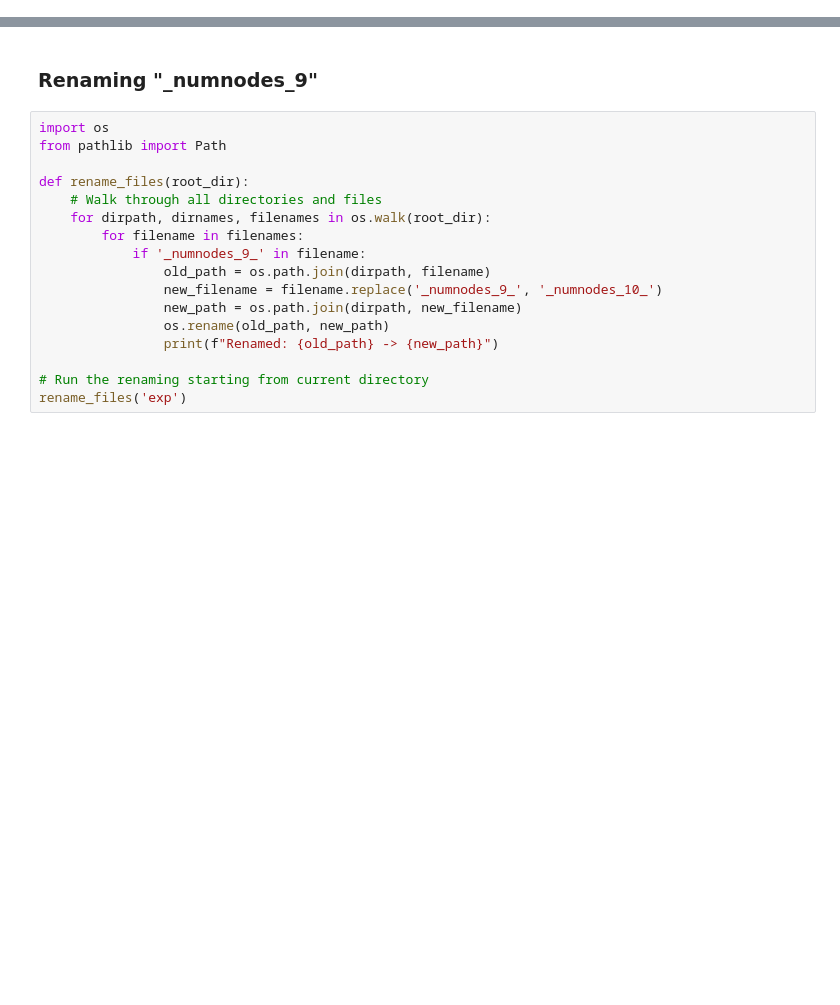
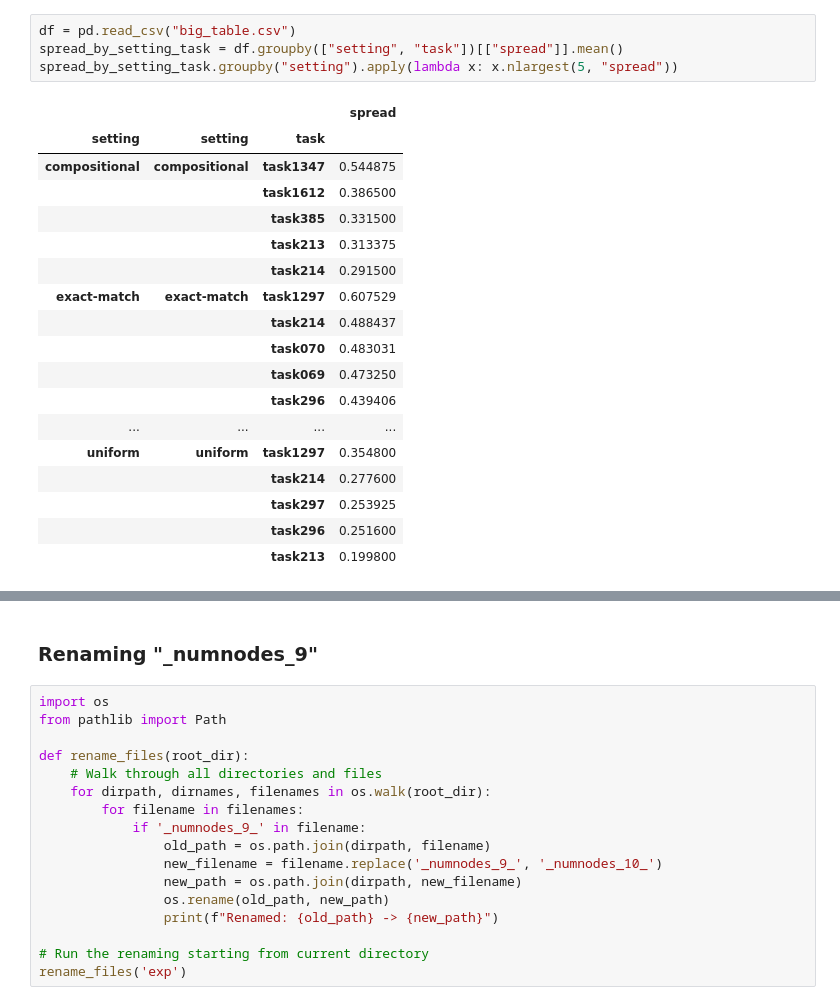
Before and after one commit to AIRI-Institute/when-punctuation-matters, a Jupyter notebook: tmp.ipynb, the cells around one changed output, grey strips where cells are left out. Drawn from its saved outputs; the diff is of its cells as text; blank space fills up the shorter version.

```diff
--- a/tmp.ipynb
+++ b/tmp.ipynb
@@ -2,0 +29,23 @@
+# %%
+df = pd.read_csv("big_table.csv")
+spread_by_setting_task = df.groupby(["setting", "task"])[["spread"]].mean()
+spread_by_setting_task.groupby("setting").apply(lambda x: x.nlargest(5, "spread"))
+# %% [output]
+|  |  |  | spread |
+| setting | setting | task |  |
+| compositional | compositional | task1347 | 0.544875 |
+|  |  | task1612 | 0.386500 |
+|  |  | task385 | 0.331500 |
+|  |  | task213 | 0.313375 |
+|  |  | task214 | 0.291500 |
+| exact-match | exact-match | task1297 | 0.607529 |
+|  |  | task214 | 0.488437 |
+|  |  | task070 | 0.483031 |
+|  |  | task069 | 0.473250 |
+|  |  | task296 | 0.439406 |
+| ... | ... | ... | ... |
+| uniform | uniform | task1297 | 0.354800 |
+|  |  | task214 | 0.277600 |
+|  |  | task297 | 0.253925 |
+|  |  | task296 | 0.251600 |
+|  |  | task213 | 0.199800 |
```
Also changed, not shown: parts of 47 cells of this notebook, 1 other file.
